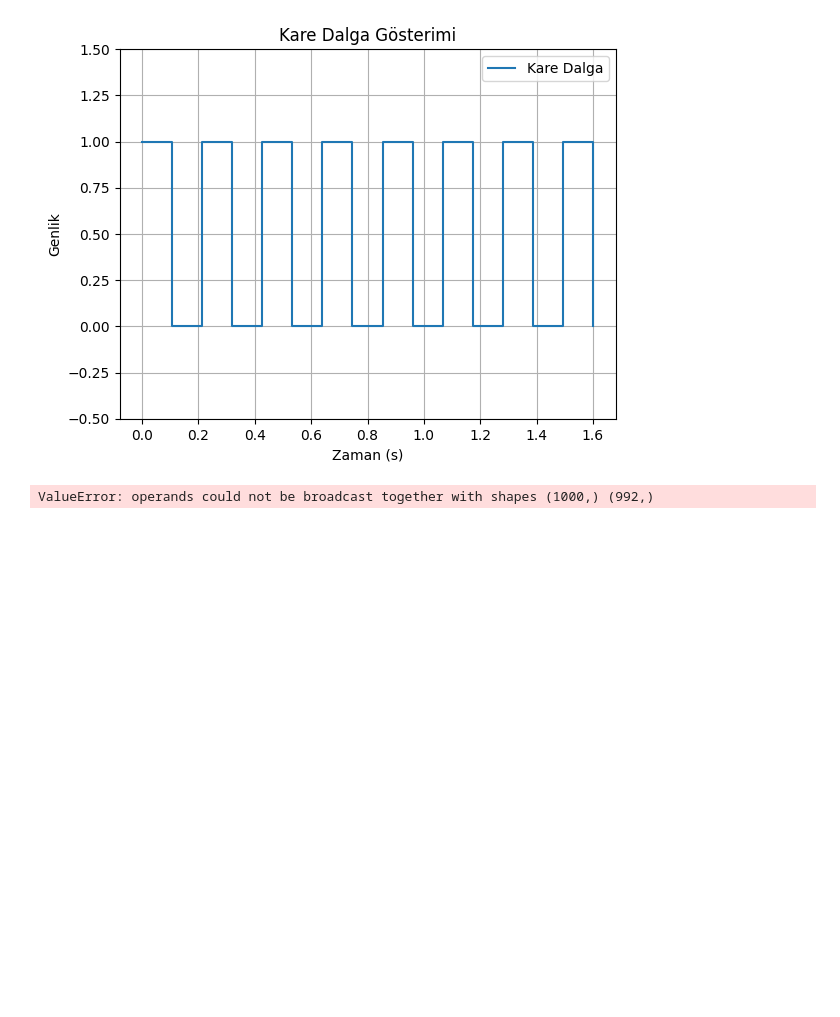
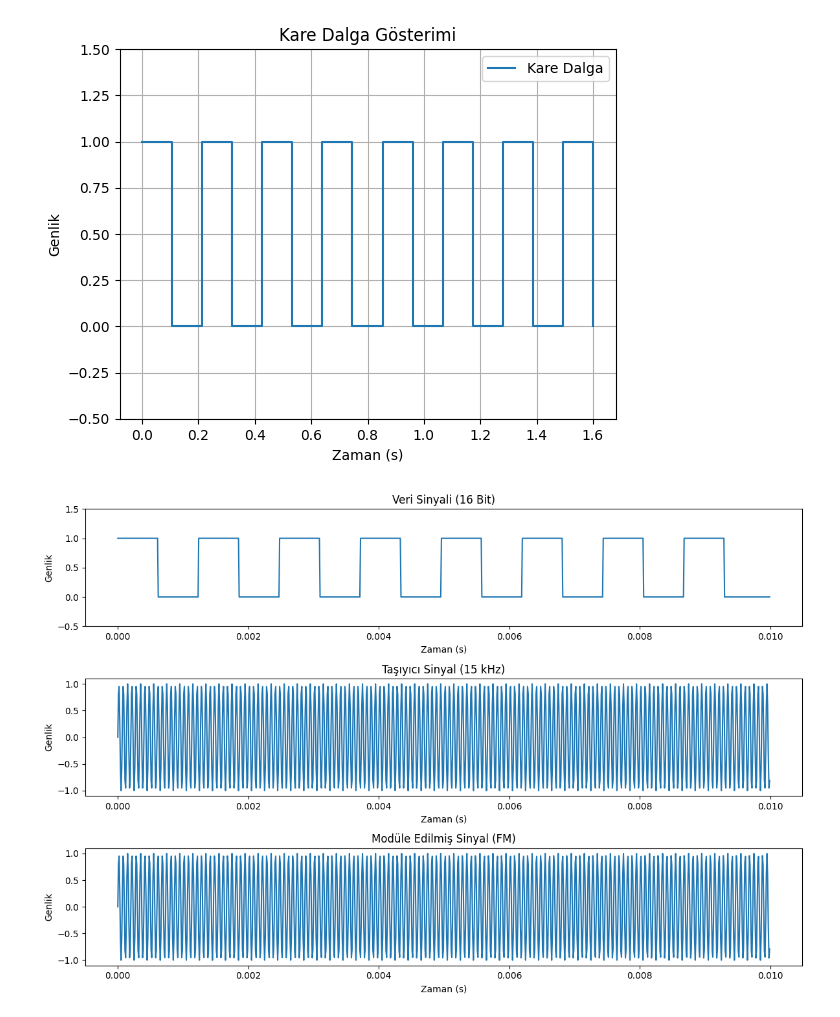
Before and after one commit to OmerFaruk-Celik/AMKS_AUV_ATILAY, a Jupyter notebook: FM.ipynb, the cells around one changed output. Saved outputs shown, nothing was run; the diff lists cells and outputs as text; code cells hidden in the pictures; blank space fills up the shorter version.

```diff
--- a/FM.ipynb
+++ b/FM.ipynb
@@ -128,36 +128,40 @@ t = np.linspace(0, duration, int(sampling_rate * duration), endpoint=False)
 
 # 16 bitlik veriyi zaman dizisine genişletme
 data_signal = np.repeat(data, len(t) // len(data))
+
+# Eğer data_signal uzunluğu t uzunluğundan kısa ise, data_signal'ı t uzunluğuna tamamla
+if len(data_signal) < len(t):
+    data_signal = np.append(data_signal, np.zeros(len(t) - len(data_signal)))
 
 # Taşıyıcı sinyal
 carrier = np.sin(2 * np.pi * carrier_freq * t)
 
 # Frekans modülasyonu
 modulated_signal = np.sin(2 * np.pi * carrier_freq * t + mod_index * np.cumsum(data_signal) / sampling_rate)
 
 # Grafik oluşturma
 plt.figure(figsize=(12, 8))
 
 plt.subplot(3, 1, 1)
 plt.plot(t, data_signal)
 plt.title("Veri Sinyali (16 Bit)")
 plt.xlabel("Zaman (s)")
 plt.ylabel("Genlik")
 plt.ylim(-0.5, 1.5)
 
 plt.subplot(3, 1, 2)
 plt.plot(t, carrier)
 plt.title("Taşıyıcı Sinyal (15 kHz)")
 plt.xlabel("Zaman (s)")
 plt.ylabel("Genlik")
 
 plt.subplot(3, 1, 3)
 plt.plot(t, modulated_signal)
 plt.title("Modüle Edilmiş Sinyal (FM)")
 plt.xlabel("Zaman (s)")
 plt.ylabel("Genlik")
 
 plt.tight_layout()
 plt.show()
 # %% [output]
-ValueError: operands could not be broadcast together with shapes (1000,) (992,)
+[figure, added]
```
